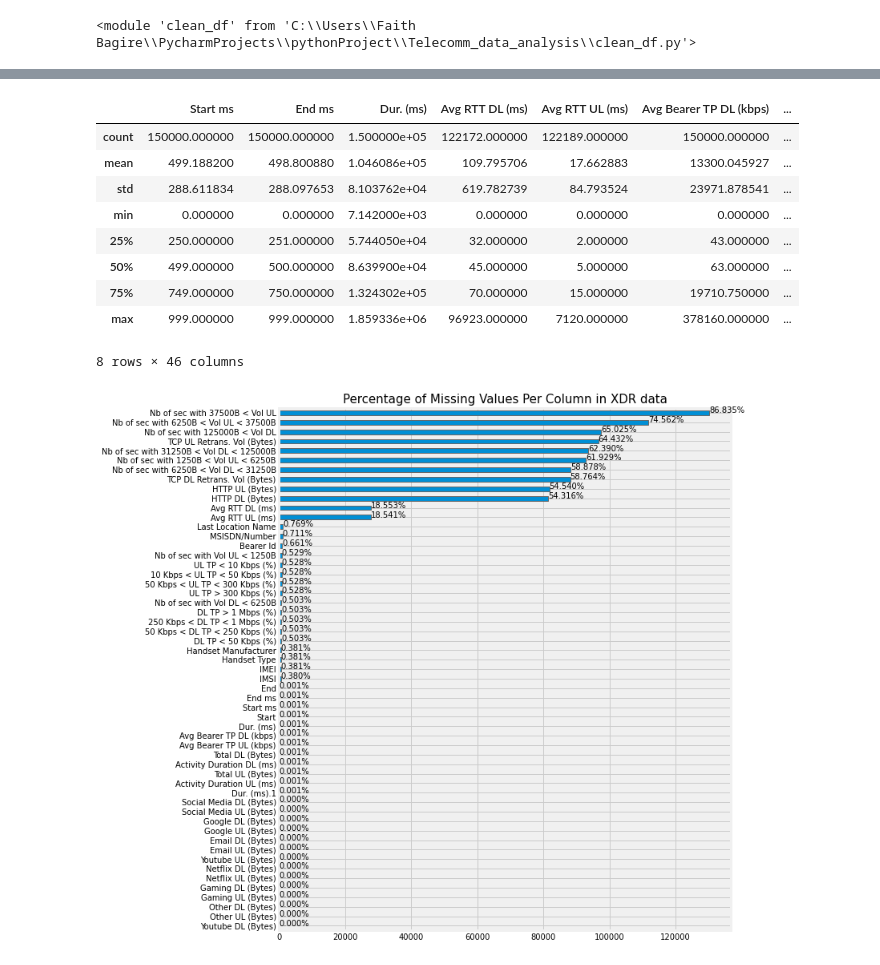
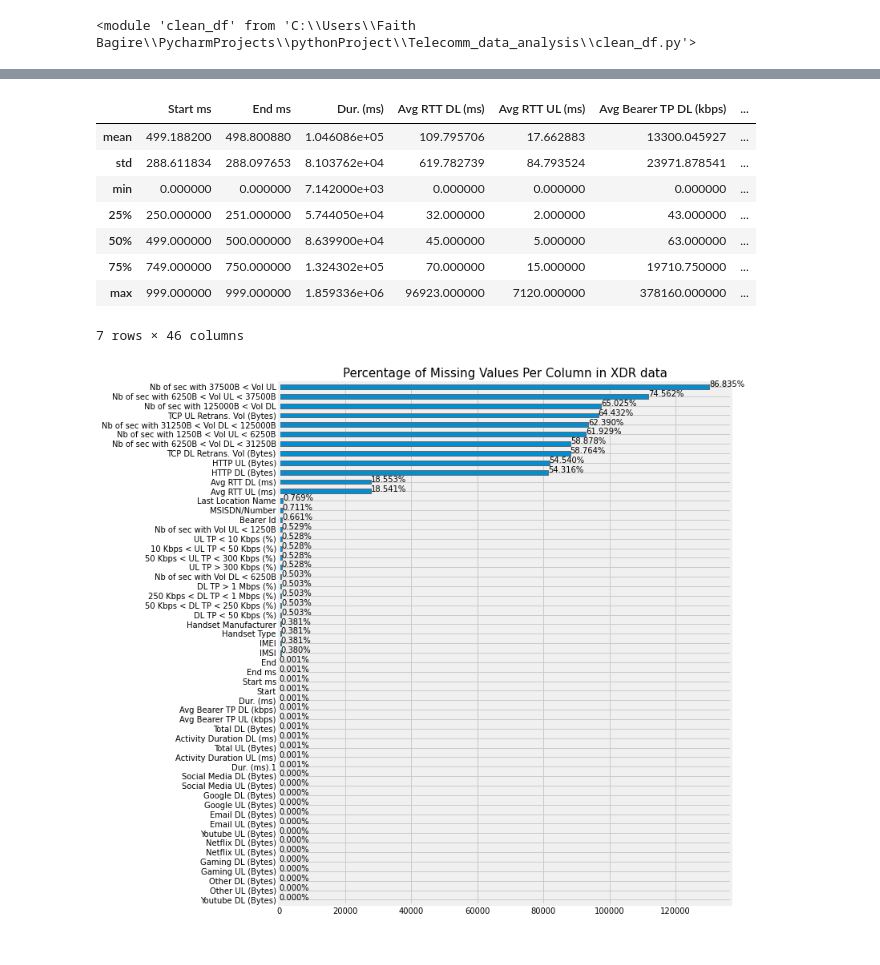
Before and after one commit to fbagire/Telecomm_data_analysis, a Jupyter notebook: data_cleaning.ipynb, the cells around one changed output, grey strips where cells are left out. Saved outputs shown, nothing was run; the diff lists cells and outputs as text; code cells hidden in the pictures.

```diff
--- a/data_cleaning.ipynb
+++ b/data_cleaning.ipynb
@@ -79,8 +71,7 @@ dtype: object
 # %%
-df.describe()
+df.describe().iloc[1:]
 # %% [output]
 |  | Start ms | End ms | Dur. (ms) | Avg RTT DL (ms) | Avg RTT UL (ms) | Avg Bearer TP DL (kbps) | ... |
-| count | 150000.000000 | 150000.000000 | 1.500000e+05 | 122172.000000 | 122189.000000 | 150000.000000 | ... |
 | mean | 499.188200 | 498.800880 | 1.046086e+05 | 109.795706 | 17.662883 | 13300.045927 | ... |
 | std | 288.611834 | 288.097653 | 8.103762e+04 | 619.782739 | 84.793524 | 23971.878541 | ... |
 | min | 0.000000 | 0.000000 | 7.142000e+03 | 0.000000 | 0.000000 | 0.000000 | ... |
@@ -88,7 +79,7 @@ df.describe()
 | 50% | 499.000000 | 500.000000 | 8.639900e+04 | 45.000000 | 5.000000 | 63.000000 | ... |
 | 75% | 749.000000 | 750.000000 | 1.324302e+05 | 70.000000 | 15.000000 | 19710.750000 | ... |
 | max | 999.000000 | 999.000000 | 1.859336e+06 | 96923.000000 | 7120.000000 | 378160.000000 | ... |
-8 rows × 46 columns
+7 rows × 46 columns
 # %%
 cleaning_df.check_missing_values()
 # %% [output]
```
Also changed, not shown: parts of 58 cells of this notebook.
